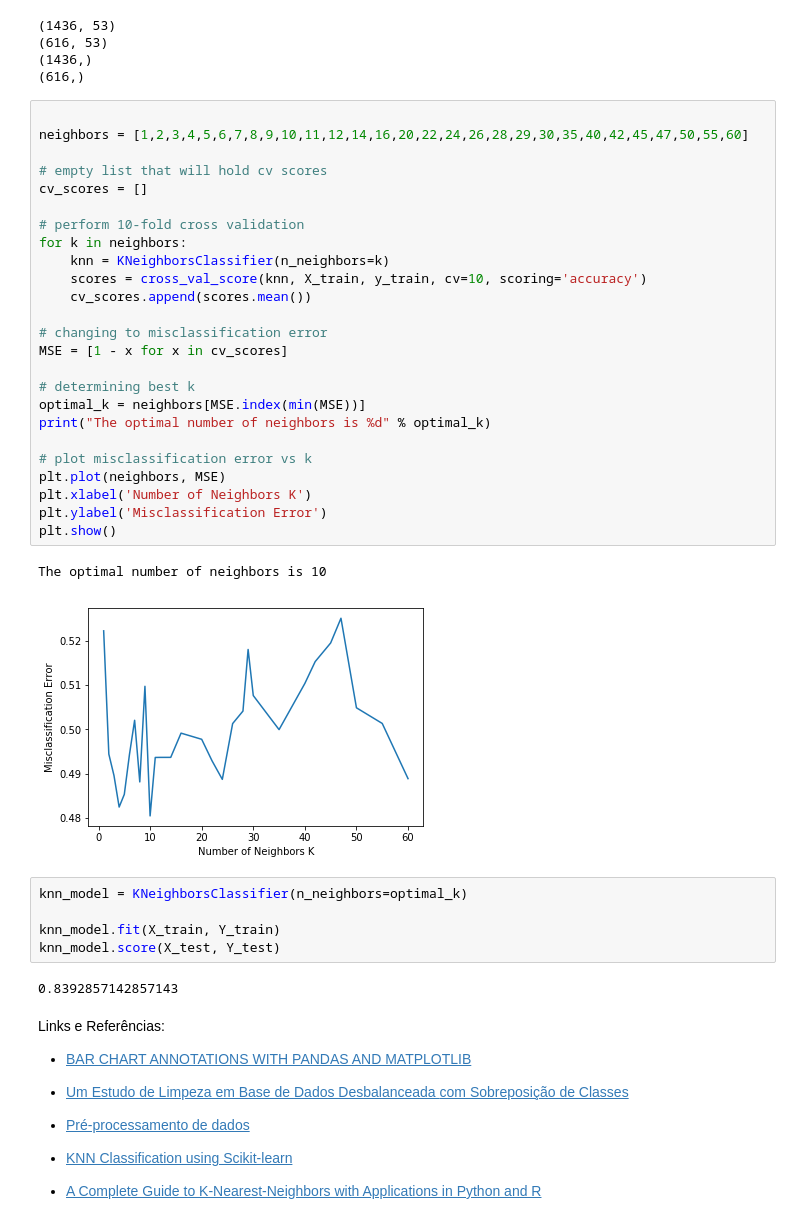
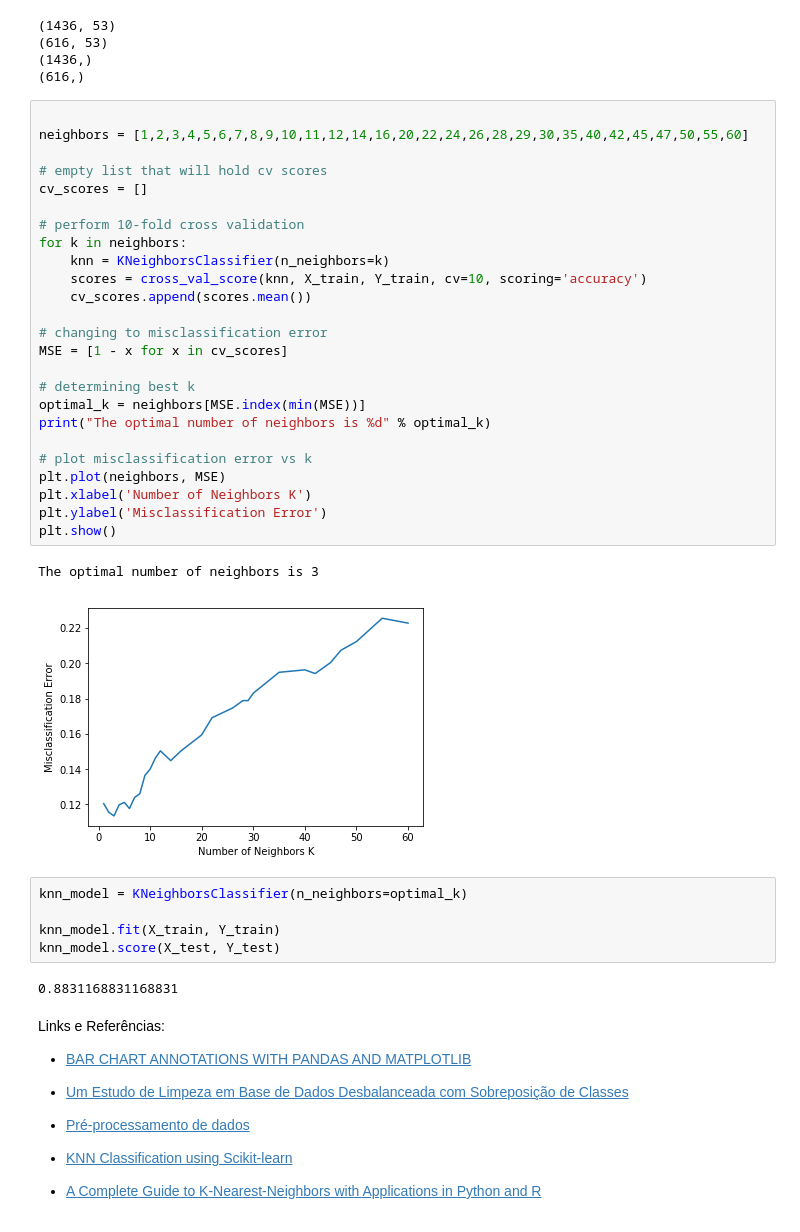
Before and after one commit to andrezaraquel/machinelearning, a Jupyter notebook: classificação/ensembles.ipynb, the cells around one changed output. Drawn from its saved outputs; the diff is of its cells as text.

Commit message:
rename variable name Y_train

```diff
--- a/classificação/ensembles.ipynb
+++ b/classificação/ensembles.ipynb
@@ -150,38 +146,38 @@ print(Y_test.shape)
 # %%
 
 neighbors = [1,2,3,4,5,6,7,8,9,10,11,12,14,16,20,22,24,26,28,29,30,35,40,42,45,47,50,55,60]
 
 # empty list that will hold cv scores
 cv_scores = []
 
 # perform 10-fold cross validation
 for k in neighbors:
     knn = KNeighborsClassifier(n_neighbors=k)
-    scores = cross_val_score(knn, X_train, y_train, cv=10, scoring='accuracy')
+    scores = cross_val_score(knn, X_train, Y_train, cv=10, scoring='accuracy')
     cv_scores.append(scores.mean())
 
 # changing to misclassification error
 MSE = [1 - x for x in cv_scores]
 
 # determining best k
 optimal_k = neighbors[MSE.index(min(MSE))]
 print("The optimal number of neighbors is %d" % optimal_k)
 
 # plot misclassification error vs k
 plt.plot(neighbors, MSE)
 plt.xlabel('Number of Neighbors K')
 plt.ylabel('Misclassification Error')
 plt.show()
 # %% [output]
-The optimal number of neighbors is 10
+The optimal number of neighbors is 3
-[figure, old version]
+[figure, new version]
 # %%
 knn_model = KNeighborsClassifier(n_neighbors=optimal_k)
 
 knn_model.fit(X_train, Y_train)
 knn_model.score(X_test, Y_test)
 # %% [output]
-0.8392857142857143
+0.8831168831168831
 # %% [markdown]
 Links e Referências:
 
```
Also changed, not shown: parts of 1 cell of this notebook.
